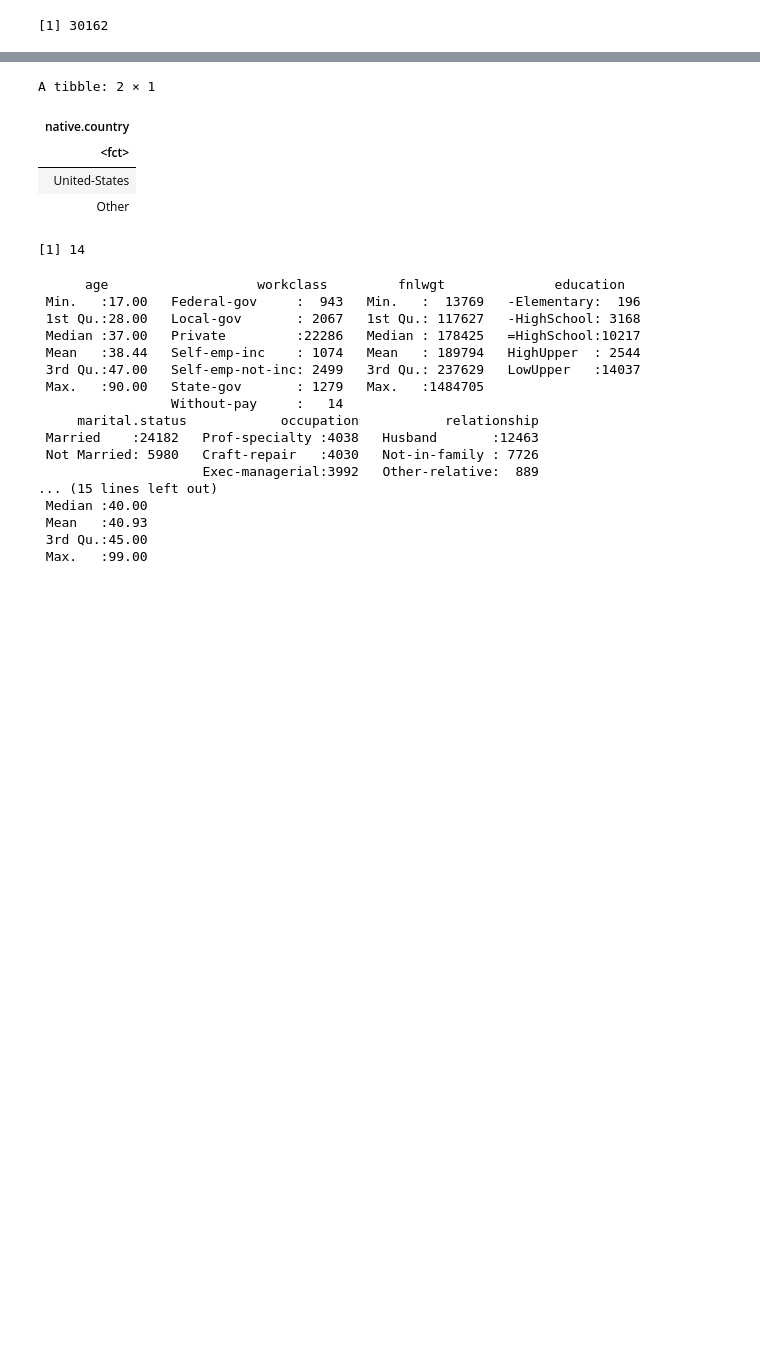
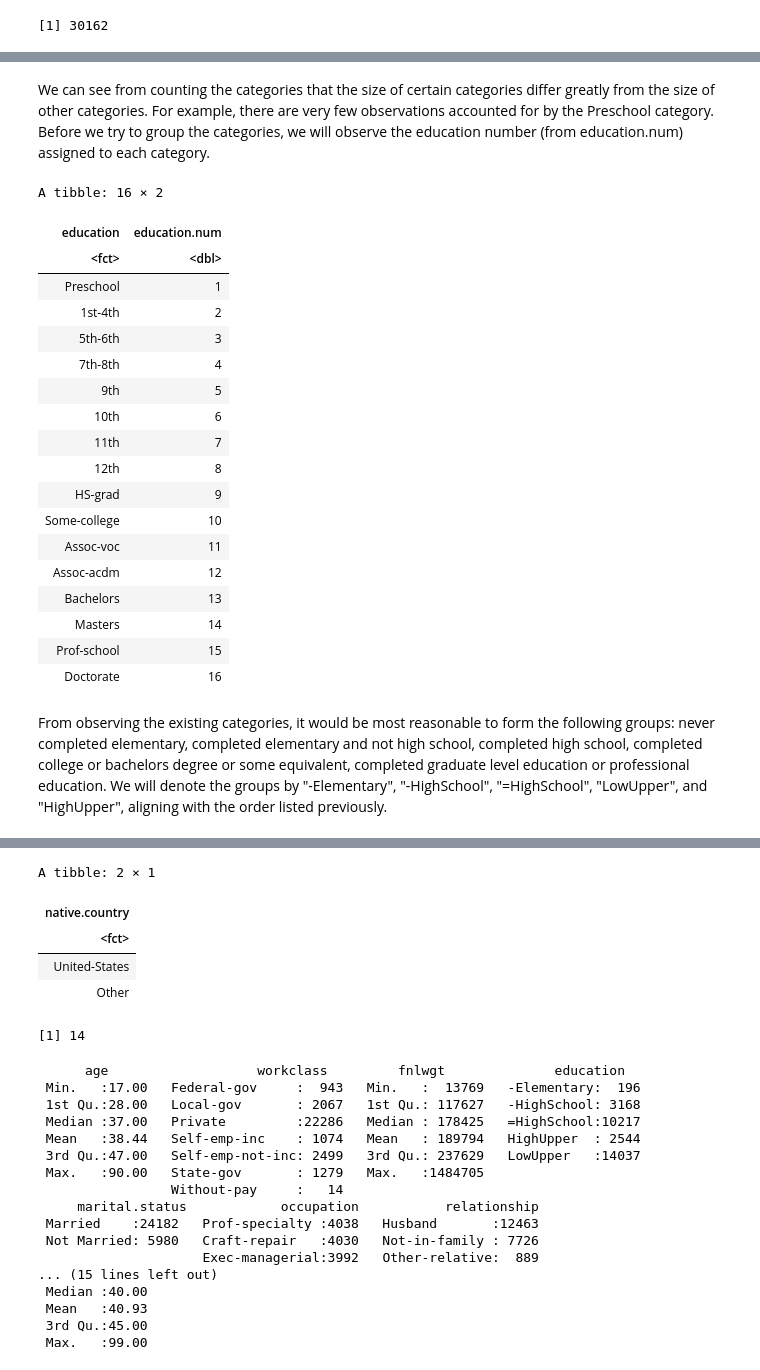
Before and after one commit to Chri-Sun/STAT301_Project, a Jupyter notebook: Proposal.ipynb, the cells around one changed output, grey strips where cells are left out. Cells and saved outputs as stored; diff of their text form; code cells hidden in the pictures; blank space fills up the shorter version.

```diff
--- a/Proposal.ipynb
+++ b/Proposal.ipynb
@@ -94,6 +121,31 @@ education_bar <- noques_adult %>% ggplot(aes(x = education)) + geom_bar() +
+# %% [markdown]
+We can see from counting the categories that the size of certain categories differ greatly from the size of other categories. For example, there are very few observations accounted for by the Preschool category. Before we try to group the categories, we will observe the education number (from education.num) assigned to each category.
 # %%
 education_check <- noques_adult[!duplicated(noques_adult$education),] %>% select(education, education.num)
 education_check <- education_check[order(education_check$education.num),]
+education_check
+# %% [output]
+A tibble: 16 × 2
+| education | education.num |
+| <fct> | <dbl> |
+| Preschool | 1 |
+| 1st-4th | 2 |
+| 5th-6th | 3 |
+| 7th-8th | 4 |
+| 9th | 5 |
+| 10th | 6 |
+| 11th | 7 |
+| 12th | 8 |
+| HS-grad | 9 |
+| Some-college | 10 |
+| Assoc-voc | 11 |
+| Assoc-acdm | 12 |
+| Bachelors | 13 |
+| Masters | 14 |
+| Prof-school | 15 |
+| Doctorate | 16 |
+# %% [markdown]
+From observing the existing categories, it would be most reasonable to form the following groups: never completed elementary, completed elementary and not high school, completed high school, completed college or bachelors degree or some equivalent, completed graduate level education or professional education. We will denote the groups by "-Elementary", "-HighSchool", "=HighSchool", "LowUpper", and "HighUpper", aligning with the order listed previously.
 # %%
 noques_adult <- noques_adult %>% mutate(education = case_when(education.num < 3 ~ "-Elementary",
                         education.num >= 3 & education.num < 8 ~ "-HighSchool",
```
Also changed, not shown: parts of 7 cells of this notebook.
